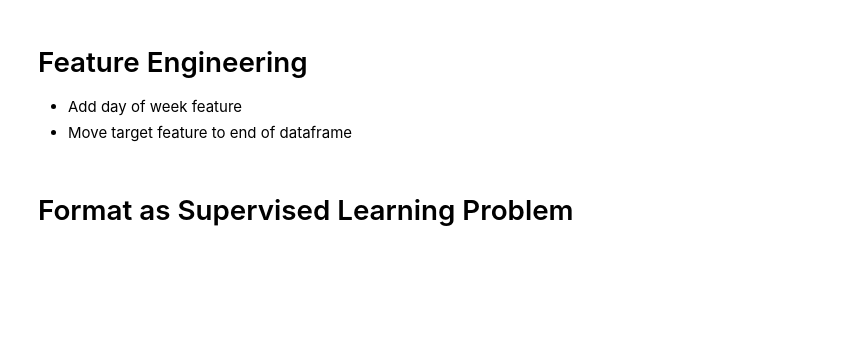
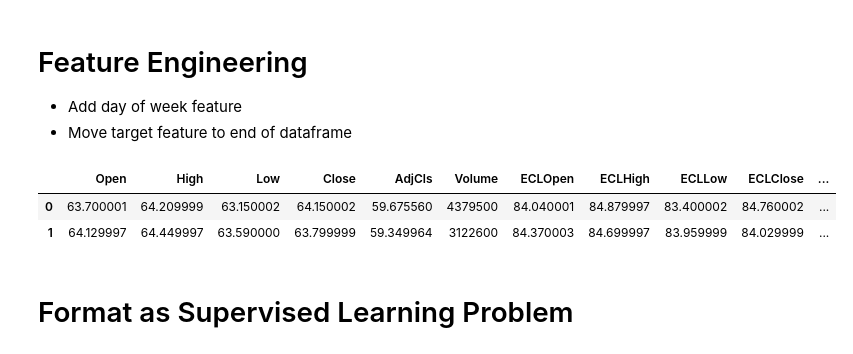
Before and after one commit to ChuckHend/ts-engine, a Jupyter notebook: src/main_nb.ipynb, the cells around one changed output. Drawn from its saved outputs; the diff is of its cells as text; code cells hidden in the pictures; blank space fills up the shorter version.

```diff
--- a/src/main_nb.ipynb
+++ b/src/main_nb.ipynb
@@ -92,6 +115,12 @@ dataset=dataset[features]
 # %%
 # Plot the features
 # visualize.plot_features(dataset)
+# %%
+dataset.head(2)
+# %% [output]
+|  | Open | High | Low | Close | AdjCls | Volume | ECLOpen | ECLHigh | ECLLow | ECLClose | ... |
+| 0 | 63.700001 | 64.209999 | 63.150002 | 64.150002 | 59.675560 | 4379500 | 84.040001 | 84.879997 | 83.400002 | 84.760002 | ... |
+| 1 | 64.129997 | 64.449997 | 63.590000 | 63.799999 | 59.349964 | 3122600 | 84.370003 | 84.699997 | 83.959999 | 84.029999 | ... |
 # %% [markdown]
 # Format as Supervised Learning Problem
 # %%
```
Also changed, not shown: parts of 43 cells of this notebook, 2 other files.
